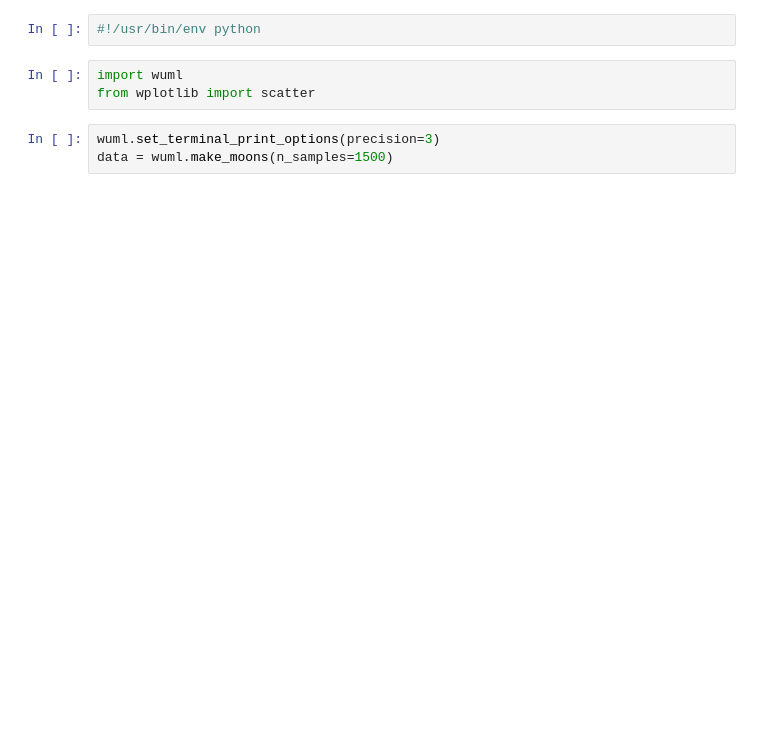
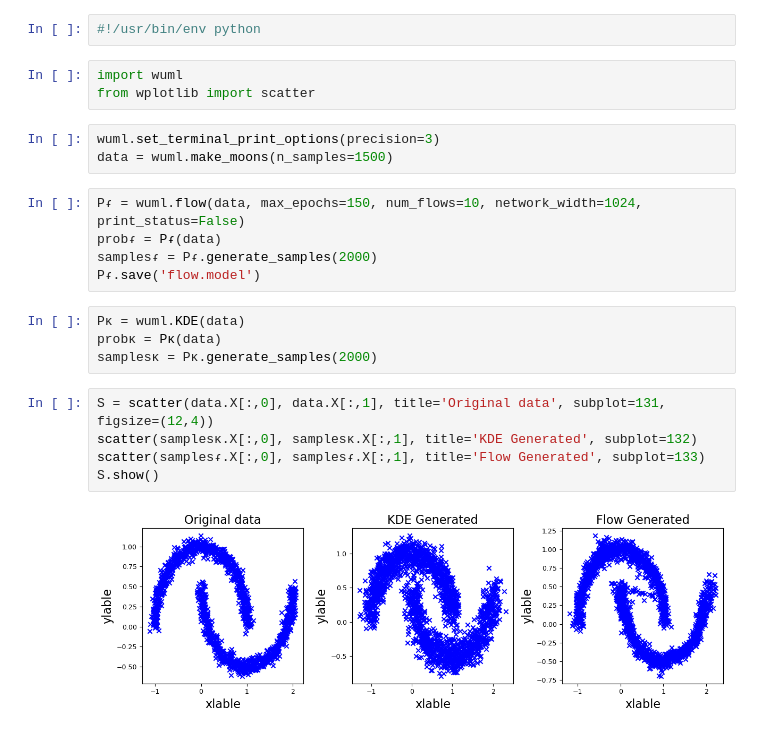
Before and after one commit to endsley/wuML, a Jupyter notebook: examples/distribution_modeling/ipynb/flow_example.ipynb, the cells around one changed output. Cells and saved outputs as stored; diff of their text form; blank space fills up the shorter version.

```diff
--- a/examples/distribution_modeling/ipynb/flow_example.ipynb
+++ b/examples/distribution_modeling/ipynb/flow_example.ipynb
@@ -6,4 +6,20 @@ from wplotlib import scatter
 # %%
 wuml.set_terminal_print_options(precision=3)
 data = wuml.make_moons(n_samples=1500)
+# %%
+Pᵳ = wuml.flow(data, max_epochs=150, num_flows=10, network_width=1024, print_status=False)
+probᵳ = Pᵳ(data)
+samplesᵳ = Pᵳ.generate_samples(2000)
+Pᵳ.save('flow.model')
+# %%
+Pᴋ = wuml.KDE(data)
+probᴋ = Pᴋ(data)
+samplesᴋ = Pᴋ.generate_samples(2000)
+# %%
+S = scatter(data.X[:,0], data.X[:,1], title='Original data', subplot=131, figsize=(12,4))
+scatter(samplesᴋ.X[:,0], samplesᴋ.X[:,1], title='KDE Generated', subplot=132)
+scatter(samplesᵳ.X[:,0], samplesᵳ.X[:,1], title='Flow Generated', subplot=133)
+S.show()
+# %% [output]
+[figure, added]
 # %%
```
Also changed, not shown: parts of 4 cells of this notebook, 7 other files.
